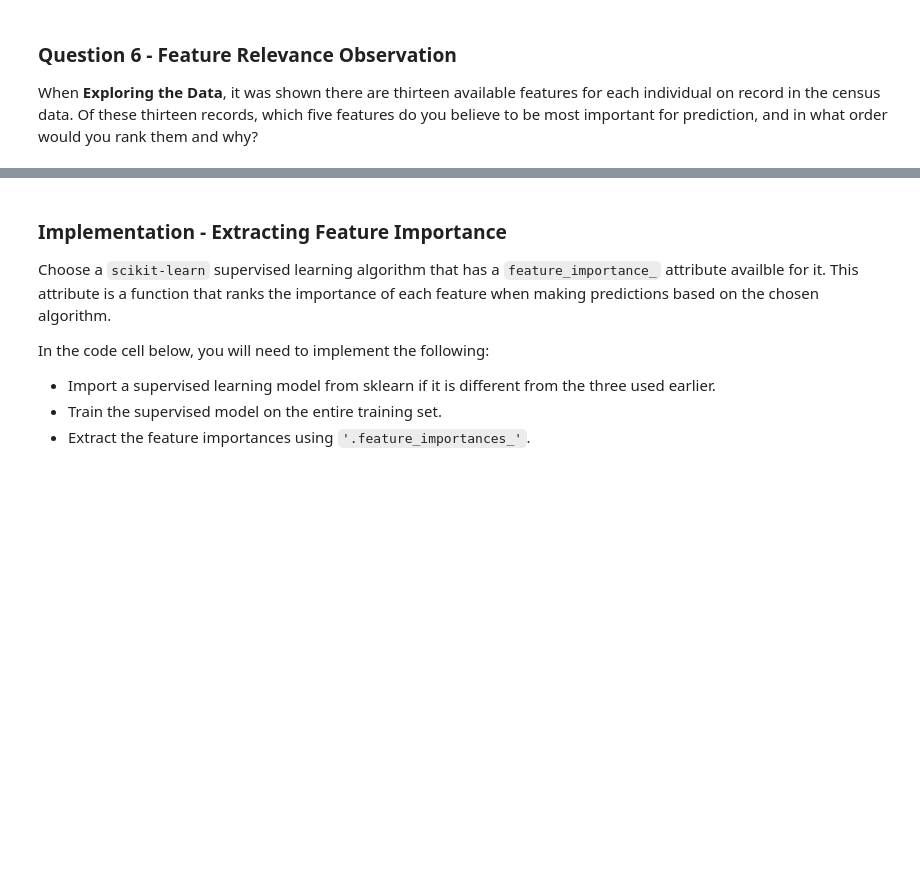
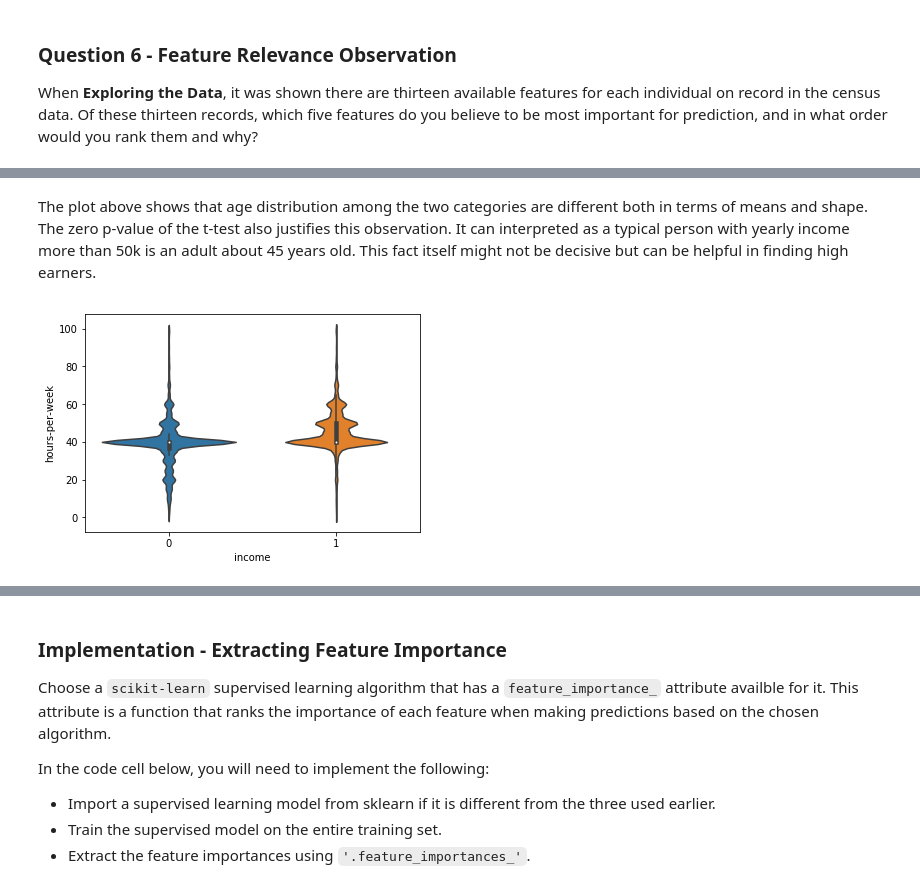
Before and after one commit to smirnovartem/finding_donors, a Jupyter notebook: finding_donors.ipynb, the cells around one changed output, grey strips where cells are left out. Drawn from its saved outputs; the diff is of its cells as text; code cells hidden in the pictures; blank space fills up the shorter version.

```diff
--- a/finding_donors.ipynb
+++ b/finding_donors.ipynb
@@ -624,0 +628,6 @@ When **Exploring the Data**, it was shown there are thirteen available features
+# %% [markdown]
+The plot above shows that age distribution among the two categories are different both in terms of means and shape. The zero p-value of the t-test also justifies this observation. It can interpreted as a typical person with yearly income more than 50k is an adult about 45 years old. This fact itself might not be decisive but can be helpful in finding high earners.
+# %%
+ax = sns.violinplot(y=data['hours-per-week'],x=income);
+# %% [output]
+[figure, added]
```
Also changed, not shown: parts of 29 cells of this notebook.
